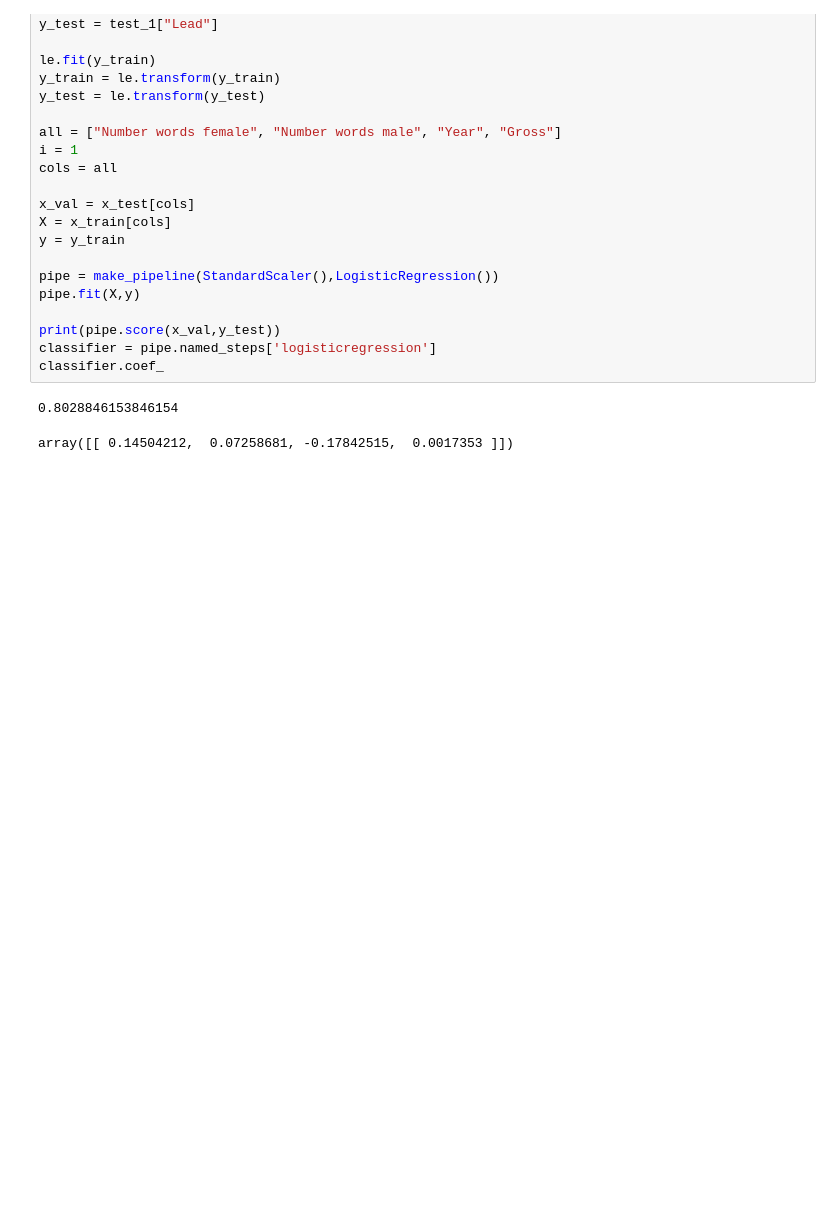
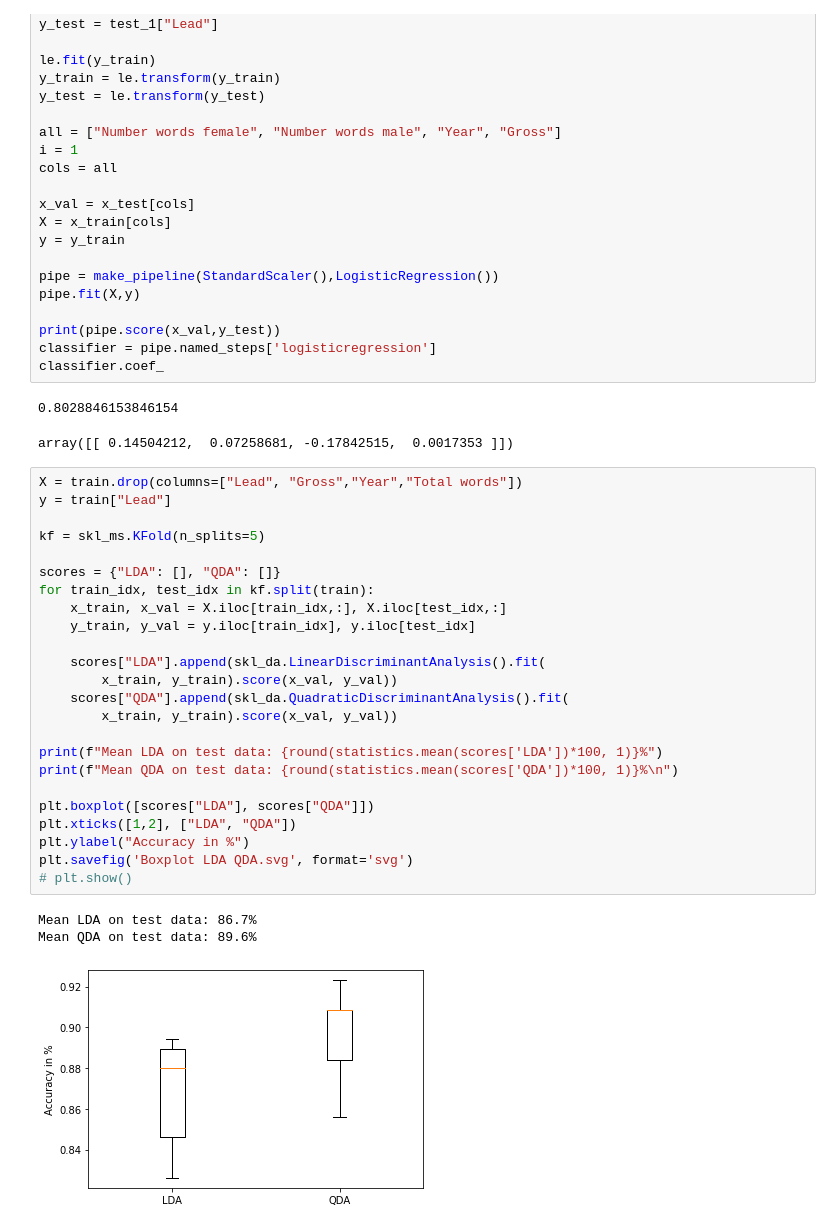
Before and after one commit to GustavFredrikson/Statistical-Machine-Learning, a Jupyter notebook: Mini_Project.ipynb, the cells around one changed output. Drawn from its saved outputs; the diff is of its cells as text; blank space fills up the shorter version.

```diff
--- a/Mini_Project.ipynb
+++ b/Mini_Project.ipynb
@@ -246,3 +256,31 @@ classifier.coef_
 # %% [output]
 0.8028846153846154
 array([[ 0.14504212,  0.07258681, -0.17842515,  0.0017353 ]])
+# %%
+X = train.drop(columns=["Lead", "Gross","Year","Total words"])
+y = train["Lead"]
+
+kf = skl_ms.KFold(n_splits=5)
+
+scores = {"LDA": [], "QDA": []}
+for train_idx, test_idx in kf.split(train):
+    x_train, x_val = X.iloc[train_idx,:], X.iloc[test_idx,:]
+    y_train, y_val = y.iloc[train_idx], y.iloc[test_idx]
+
+    scores["LDA"].append(skl_da.LinearDiscriminantAnalysis().fit(
+        x_train, y_train).score(x_val, y_val))
+    scores["QDA"].append(skl_da.QuadraticDiscriminantAnalysis().fit(
+        x_train, y_train).score(x_val, y_val))
+
+print(f"Mean LDA on test data: {round(statistics.mean(scores['LDA'])*100, 1)}%")
+print(f"Mean QDA on test data: {round(statistics.mean(scores['QDA'])*100, 1)}%\n")
+
+plt.boxplot([scores["LDA"], scores["QDA"]])
+plt.xticks([1,2], ["LDA", "QDA"])
+plt.ylabel("Accuracy in %")
+plt.savefig('Boxplot LDA QDA.svg', format='svg')
+# plt.show()
+# %% [output]
+Mean LDA on test data: 86.7%
+Mean QDA on test data: 89.6%
+[figure, added]
```
Also changed, not shown: parts of 2 cells of this notebook.
